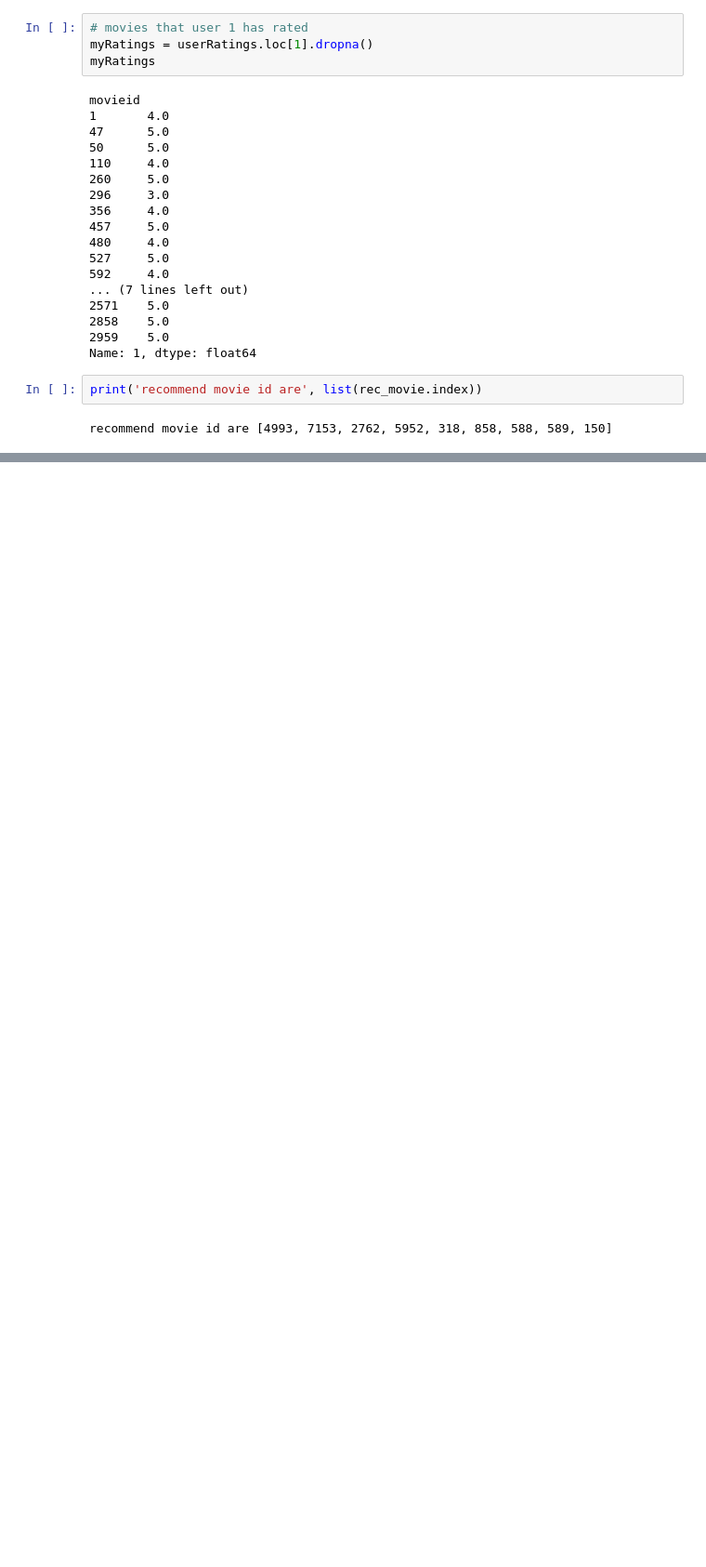
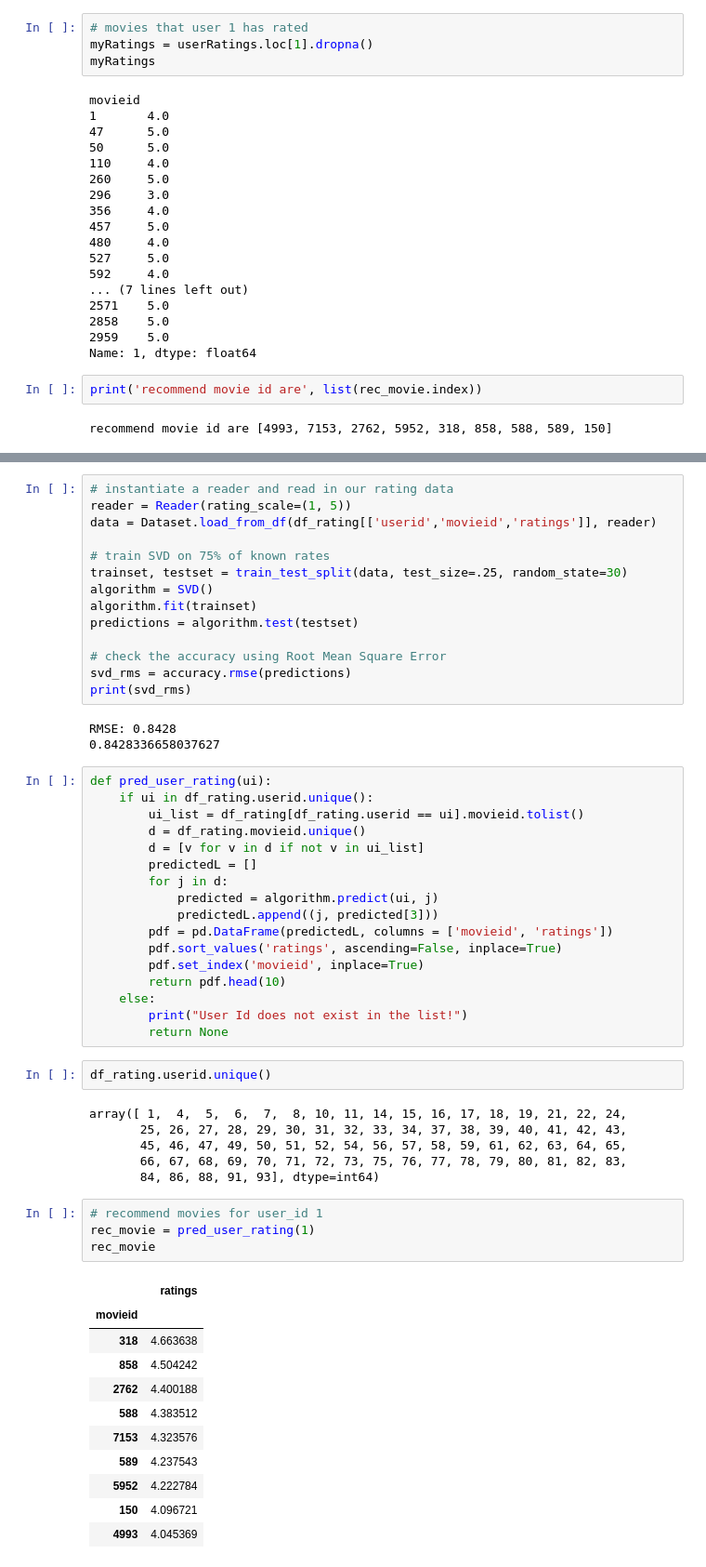
Before and after one commit to xiaolancara/Recommender-System, a Jupyter notebook: movie_recommender-system/Movie Algorithm- Item_based.ipynb, the cells around one changed output, grey strips where cells are left out. Shown: that part at 93% size. Saved outputs shown, nothing was run; the diff lists cells and outputs as text; blank space fills up the shorter version.

```diff
--- a/movie_recommender-system/Movie Algorithm- Item_based.ipynb
+++ b/movie_recommender-system/Movie Algorithm- Item_based.ipynb
@@ -195,0 +217,58 @@ recommend movie id are [4993, 7153, 2762, 5952, 318, 858, 588, 589, 150]
+# %%
+# instantiate a reader and read in our rating data
+reader = Reader(rating_scale=(1, 5))
+data = Dataset.load_from_df(df_rating[['userid','movieid','ratings']], reader)
+
+# train SVD on 75% of known rates
+trainset, testset = train_test_split(data, test_size=.25, random_state=30)
+algorithm = SVD()
+algorithm.fit(trainset)
+predictions = algorithm.test(testset)
+
+# check the accuracy using Root Mean Square Error
+svd_rms = accuracy.rmse(predictions)
+print(svd_rms)
+# %% [output]
+RMSE: 0.8428
+0.8428336658037627
+# %%
+def pred_user_rating(ui):
+    if ui in df_rating.userid.unique():
+        ui_list = df_rating[df_rating.userid == ui].movieid.tolist()
+        d = df_rating.movieid.unique()
+        d = [v for v in d if not v in ui_list]
+        predictedL = []
+        for j in d:
+            predicted = algorithm.predict(ui, j)
+            predictedL.append((j, predicted[3]))
+        pdf = pd.DataFrame(predictedL, columns = ['movieid', 'ratings'])
+        pdf.sort_values('ratings', ascending=False, inplace=True)
+        pdf.set_index('movieid', inplace=True)
+        return pdf.head(10)
+    else:
+        print("User Id does not exist in the list!")
+        return None
+# %%
+df_rating.userid.unique()
+# %% [output]
+array([ 1,  4,  5,  6,  7,  8, 10, 11, 14, 15, 16, 17, 18, 19, 21, 22, 24,
+       25, 26, 27, 28, 29, 30, 31, 32, 33, 34, 37, 38, 39, 40, 41, 42, 43,
+       45, 46, 47, 49, 50, 51, 52, 54, 56, 57, 58, 59, 61, 62, 63, 64, 65,
+       66, 67, 68, 69, 70, 71, 72, 73, 75, 76, 77, 78, 79, 80, 81, 82, 83,
+       84, 86, 88, 91, 93], dtype=int64)
+# %%
+# recommend movies for user_id 1
+rec_movie = pred_user_rating(1)
+rec_movie
+# %% [output]
+|  | ratings |
+| movieid |  |
+| 318 | 4.663638 |
+| 858 | 4.504242 |
+| 2762 | 4.400188 |
+| 588 | 4.383512 |
+| 7153 | 4.323576 |
+| 589 | 4.237543 |
+| 5952 | 4.222784 |
+| 150 | 4.096721 |
+| 4993 | 4.045369 |
```
Also changed, not shown: parts of 12 cells of this notebook, 1 other file.
